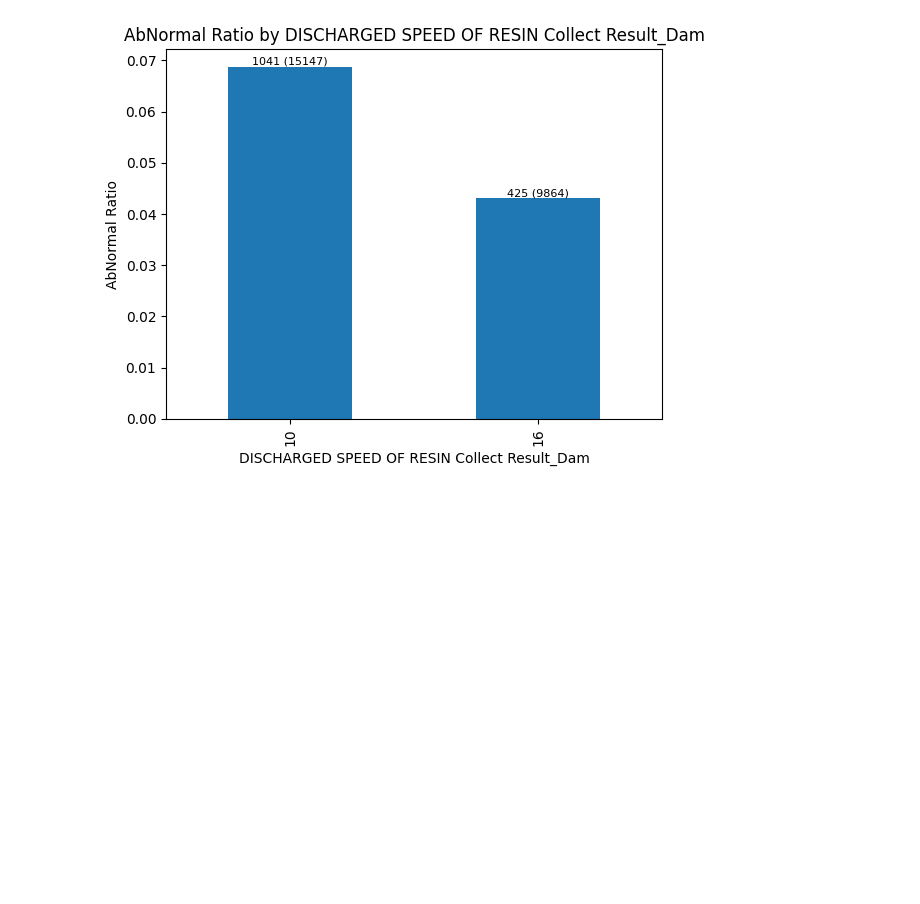
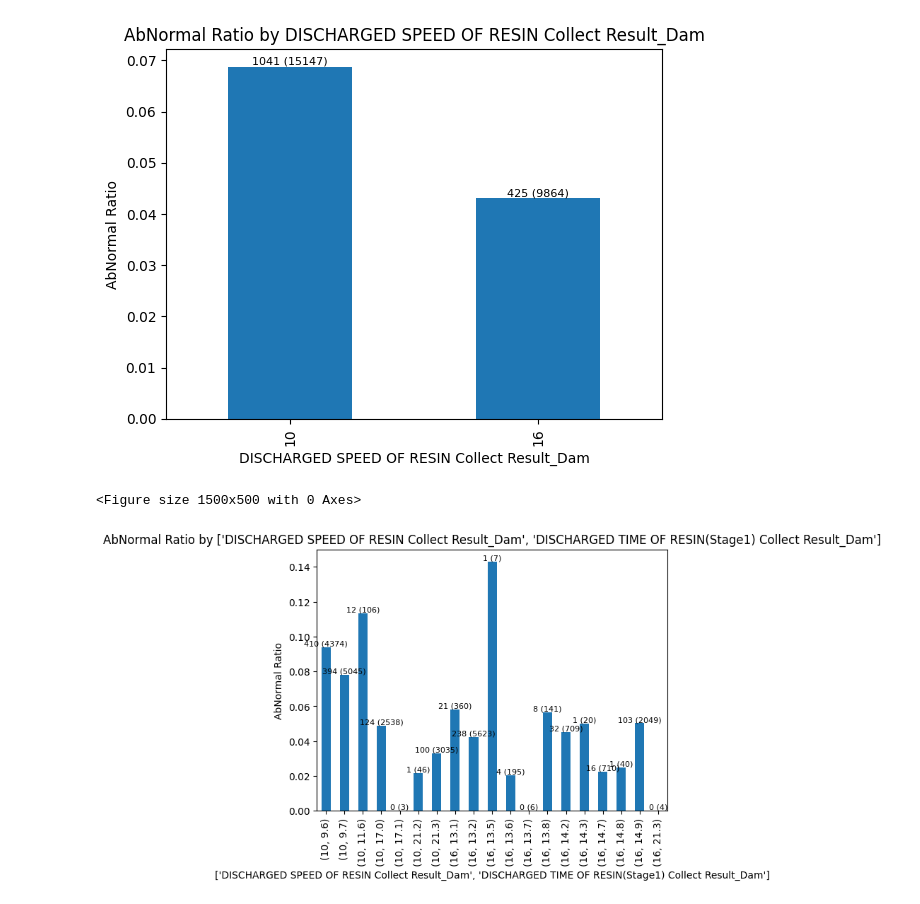
Before and after one commit to dyk9916/Lg_aimers5, a Jupyter notebook: code_log/dongyoung_code/EDA/0813_#1.ipynb, the cells around one changed output. Drawn from its saved outputs; the diff is of its cells as text; code cells hidden in the pictures; blank space fills up the shorter version.

```diff
--- a/code_log/dongyoung_code/EDA/0813_#1.ipynb
+++ b/code_log/dongyoung_code/EDA/0813_#1.ipynb
@@ -215,7 +215,7 @@ def plot_ratio(df, group_by_column, target_column='target', abnormal_value='AbNo
     results_df = pd.DataFrame(results, columns=['group', f"'{abnormal_value}' count", 'ratio', 'Total'])
 
     # 그래프 크기 설정
-    plt.figure(figsize=(10, 5))
+    plt.figure(figsize=(15, 5))
 
     # 막대 그래프 생성
     ax = results_df.plot(kind='bar', x='group', y='ratio', legend=False)
@@ -395,0 +391,8 @@ plot_ratio(train_data, [
+# %%
+plot_ratio(train_data_1_cleaned, [
+    'DISCHARGED SPEED OF RESIN Collect Result_Dam'
+    , 'DISCHARGED TIME OF RESIN(Stage1) Collect Result_Dam'
+    ])
+# %% [output]
+<Figure size 1500x500 with 0 Axes>
+[figure, added]
```
Also changed, not shown: parts of 7 cells of this notebook, 4 other files.
